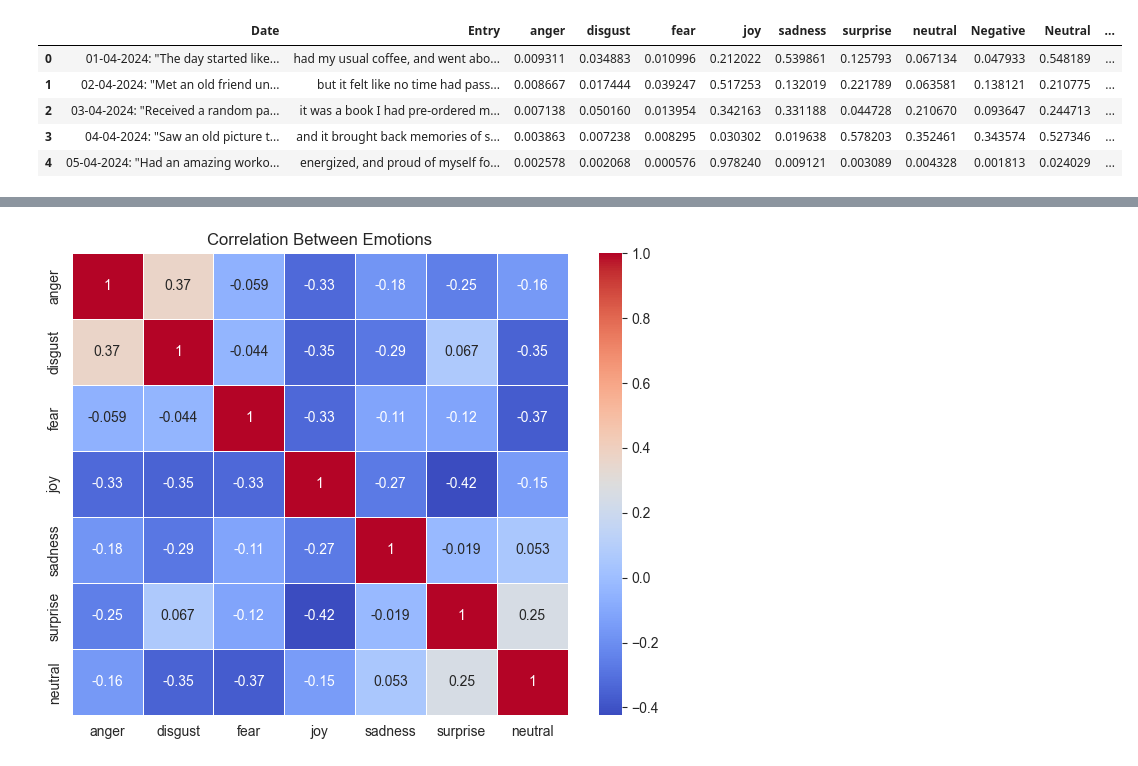
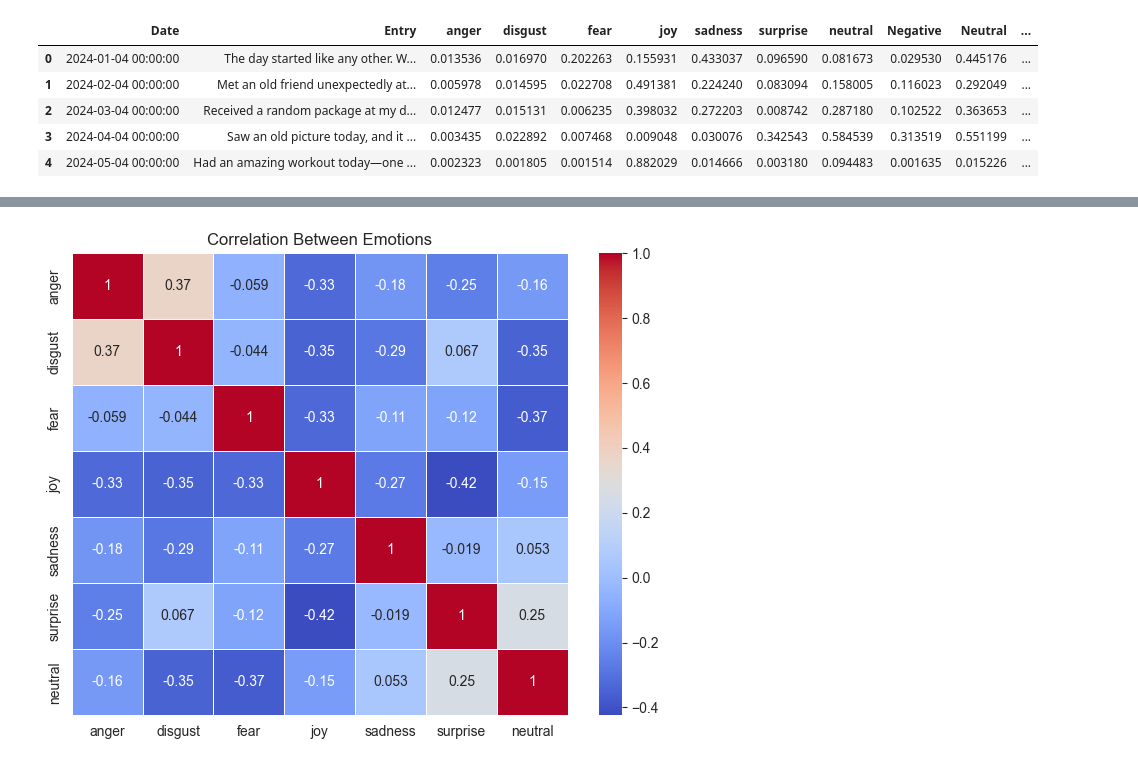
Before and after one commit to Pandharimaske/ai-diary-project, a Jupyter notebook: Sentiment_Analysis/S_A.ipynb, the cells around one changed output, grey strips where cells are left out. Cells and saved outputs as stored; diff of their text form; code cells hidden in the pictures.

```diff
--- a/Sentiment_Analysis/S_A.ipynb
+++ b/Sentiment_Analysis/S_A.ipynb
@@ -248,36 +254,36 @@ def get_sentiment_scores(text):
             outputs = sentiment_model(**inputs)
         probs = torch.nn.functional.softmax(outputs.logits, dim=-1).squeeze()
 
         for i, label in enumerate(SENTIMENT_LABELS):
             sentiment_scores[label] += probs[i].item()
 
     total = sum(sentiment_scores.values())
     if total > 0:
         for key in sentiment_scores:
             sentiment_scores[key] /= total
 
     return sentiment_scores
 
 # Load diary dataset
-emotion_df = pd.read_csv("/Users/pandhari/ai-diary-project/Data/diary.csv")
+emotion_df = pd.read_csv("/Users/pandhari/ai-diary-project/Data/diary_dataset.csv")
 
 # Calculate emotion and sentiment scores for each diary entry
 emotion_data = emotion_df["Entry"].apply(get_emotion_scores)
 sentiment_data = emotion_df["Entry"].apply(get_sentiment_scores)
 
 # Convert dictionary results into separate columns
 emotion_df = pd.concat([emotion_df, pd.DataFrame(emotion_data.tolist())], axis=1)
 emotion_df = pd.concat([emotion_df, pd.DataFrame(sentiment_data.tolist())], axis=1)
 
 # Save results
 emotion_df.to_csv("diary_with_emotions_and_sentiments.csv", index=False)
 
 # Show sample data
 emotion_df.head()
 # %% [output]
 |  | Date | Entry | anger | disgust | fear | joy | sadness | surprise | neutral | Negative | Neutral | ... |
-| 0 | 01-04-2024: "The day started like... | had my usual coffee, and went abo... | 0.009311 | 0.034883 | 0.010996 | 0.212022 | 0.539861 | 0.125793 | 0.067134 | 0.047933 | 0.548189 | ... |
-| 1 | 02-04-2024: "Met an old friend un... | but it felt like no time had pass... | 0.008667 | 0.017444 | 0.039247 | 0.517253 | 0.132019 | 0.221789 | 0.063581 | 0.138121 | 0.210775 | ... |
-| 2 | 03-04-2024: "Received a random pa... | it was a book I had pre-ordered m... | 0.007138 | 0.050160 | 0.013954 | 0.342163 | 0.331188 | 0.044728 | 0.210670 | 0.093647 | 0.244713 | ... |
-| 3 | 04-04-2024: "Saw an old picture t... | and it brought back memories of s... | 0.003863 | 0.007238 | 0.008295 | 0.030302 | 0.019638 | 0.578203 | 0.352461 | 0.343574 | 0.527346 | ... |
-| 4 | 05-04-2024: "Had an amazing worko... | energized, and proud of myself fo... | 0.002578 | 0.002068 | 0.000576 | 0.978240 | 0.009121 | 0.003089 | 0.004328 | 0.001813 | 0.024029 | ... |
+| 0 | 2024-01-04 00:00:00 | The day started like any other. W... | 0.013536 | 0.016970 | 0.202263 | 0.155931 | 0.433037 | 0.096590 | 0.081673 | 0.029530 | 0.445176 | ... |
+| 1 | 2024-02-04 00:00:00 | Met an old friend unexpectedly at... | 0.005978 | 0.014595 | 0.022708 | 0.491381 | 0.224240 | 0.083094 | 0.158005 | 0.116023 | 0.292049 | ... |
+| 2 | 2024-03-04 00:00:00 | Received a random package at my d... | 0.012477 | 0.015131 | 0.006235 | 0.398032 | 0.272203 | 0.008742 | 0.287180 | 0.102522 | 0.363653 | ... |
+| 3 | 2024-04-04 00:00:00 | Saw an old picture today, and it ... | 0.003435 | 0.022892 | 0.007468 | 0.009048 | 0.030076 | 0.342543 | 0.584539 | 0.313519 | 0.551199 | ... |
+| 4 | 2024-05-04 00:00:00 | Had an amazing workout today—one ... | 0.002323 | 0.001805 | 0.001514 | 0.882029 | 0.014666 | 0.003180 | 0.094483 | 0.001635 | 0.015226 | ... |
```
Also changed, not shown: parts of 10 cells of this notebook, 3 other files.
